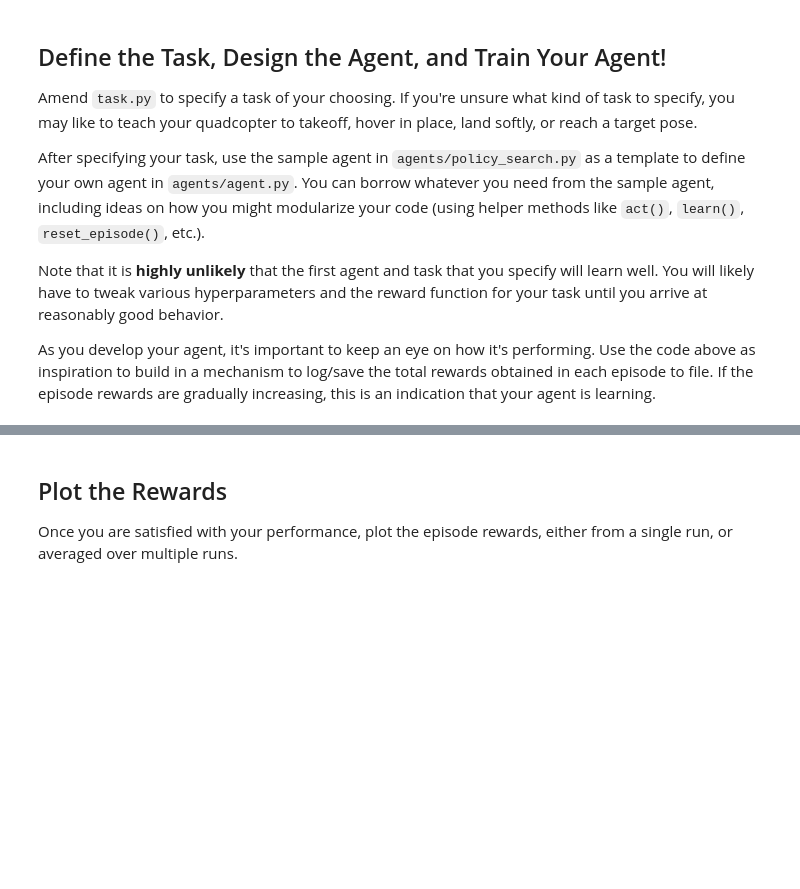
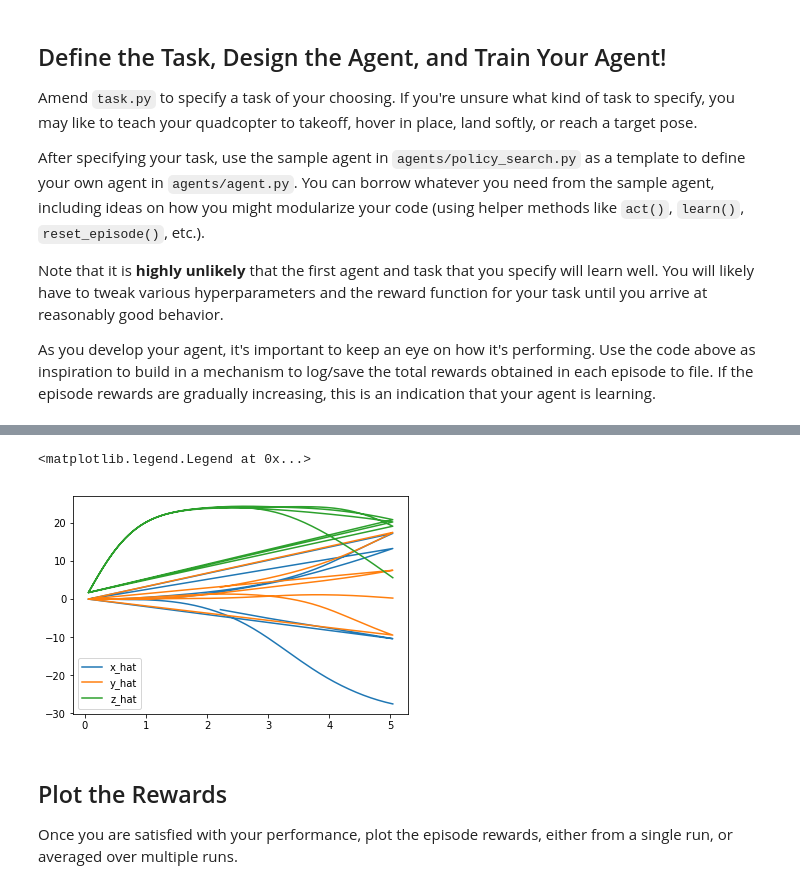
Before and after one commit to jeff-tj/rl_quadcopter, a Jupyter notebook: Quadcopter_Project.ipynb, the cells around one changed output, grey strips where cells are left out. Saved outputs shown, nothing was run; the diff lists cells and outputs as text; code cells hidden in the pictures; blank space fills up the shorter version.

```diff
--- a/Quadcopter_Project.ipynb
+++ b/Quadcopter_Project.ipynb
@@ -291,3 +294,12 @@ plt.legend()
+# %%
+# Plot of velocities - last few runs
+plt.plot(results['time'][-300:], results['x_velocity'][-300:], label='x_hat')
+plt.plot(results['time'][-300:], results['y_velocity'][-300:], label='y_hat')
+plt.plot(results['time'][-300:], results['z_velocity'][-300:], label='z_hat')
+plt.legend()
+# %% [output]
+<matplotlib.legend.Legend at 0x...>
+[figure, added]
 # %% [markdown]
 ## Plot the Rewards
 
```
Also changed, not shown: parts of 16 cells of this notebook, 3 other files.
